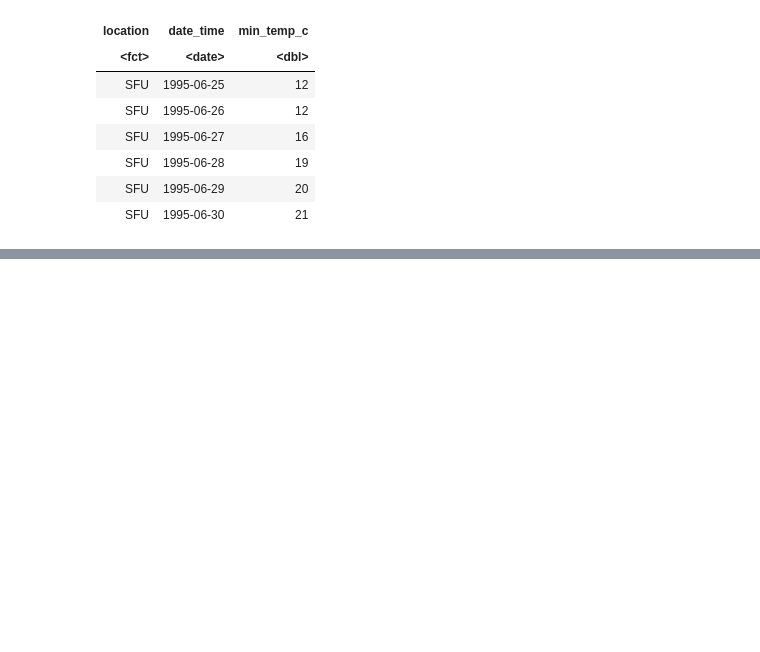
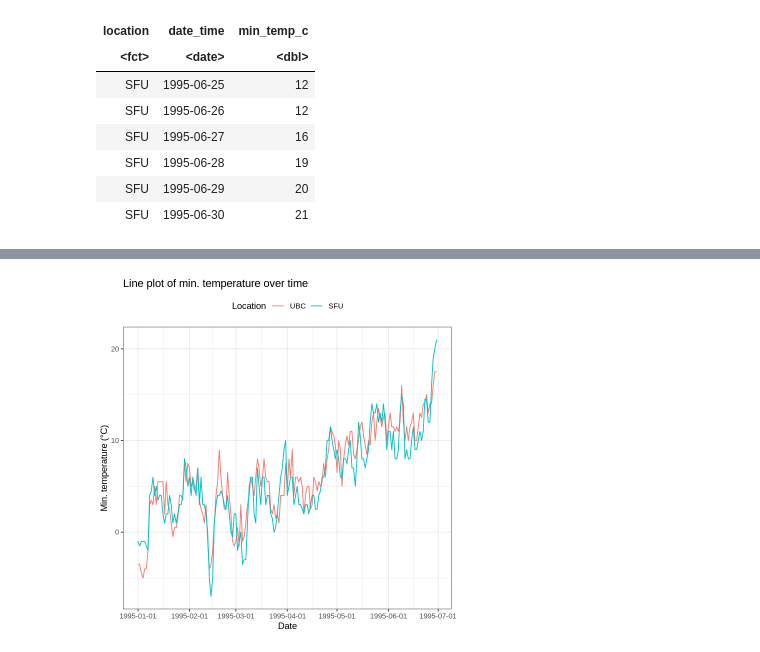
Before and after one commit to arthu-rguo/stat-201-proj, a Jupyter notebook: proposal.ipynb, the cells around one changed output, grey strips where cells are left out. Drawn from its saved outputs; the diff is of its cells as text; code cells hidden in the pictures; blank space fills up the shorter version.

Commit message:
plot

```diff
--- a/proposal.ipynb
+++ b/proposal.ipynb
@@ -9,8 +11,12 @@ TBA
 # %%
 # Run this first.
-set.seed(5)
-
 library(tidyverse)
 library(tidymodels)
-library(RColorBrewer)
+
+set.seed(5)
+options(repr.plot.width = 6, repr.plot.height = 6)
+
+SRC <-
+    c("https://raw.githubusercontent.com/arthu-rguo/stat-201-proj/main/ubc.csv",
+      "https://raw.githubusercontent.com/arthu-rguo/stat-201-proj/main/sfu.csv")
 # %% [markdown]
@@ -20,9 +26,9 @@ Note that the raw UBC and SFU datasets span different date ranges. However, our
 # %%
 # Load and label the raw datasets for UBC and SFU, respectively.
-ubc_raw <- read_csv("./ubc.csv", show_col_types = FALSE) |>
+ubc_raw <- read_csv(SRC[1], show_col_types = FALSE) |>
     mutate(location = as.factor("UBC"))
 
-sfu_raw <- read_csv("./sfu.csv", show_col_types = FALSE) |>
+sfu_raw <- read_csv(SRC[2], show_col_types = FALSE) |>
     mutate(location = as.factor("SFU"))
 
 # Join the datasets, select the relevant variables, and tidy the data.
@@ -65,0 +94,13 @@ A tibble: 6 × 3
+# %%
+ubc_sfu_line_plot <- ubc_sfu_data |>
+    ggplot(aes(x = date_time, y = min_temp_c, color = location)) +
+        geom_line(alpha = 1) +
+        labs(title = "Line plot of min. temperature over time",
+             x = "Date", y = "Min. temperature (°C)", color = "Location") +
+        scale_x_date(breaks = "1 month") +
+        theme_bw() +
+        theme(legend.position = "top")
+
+ubc_sfu_line_plot
+# %% [output]
+[figure, added]
```
Also changed, not shown: parts of 10 cells of this notebook.
